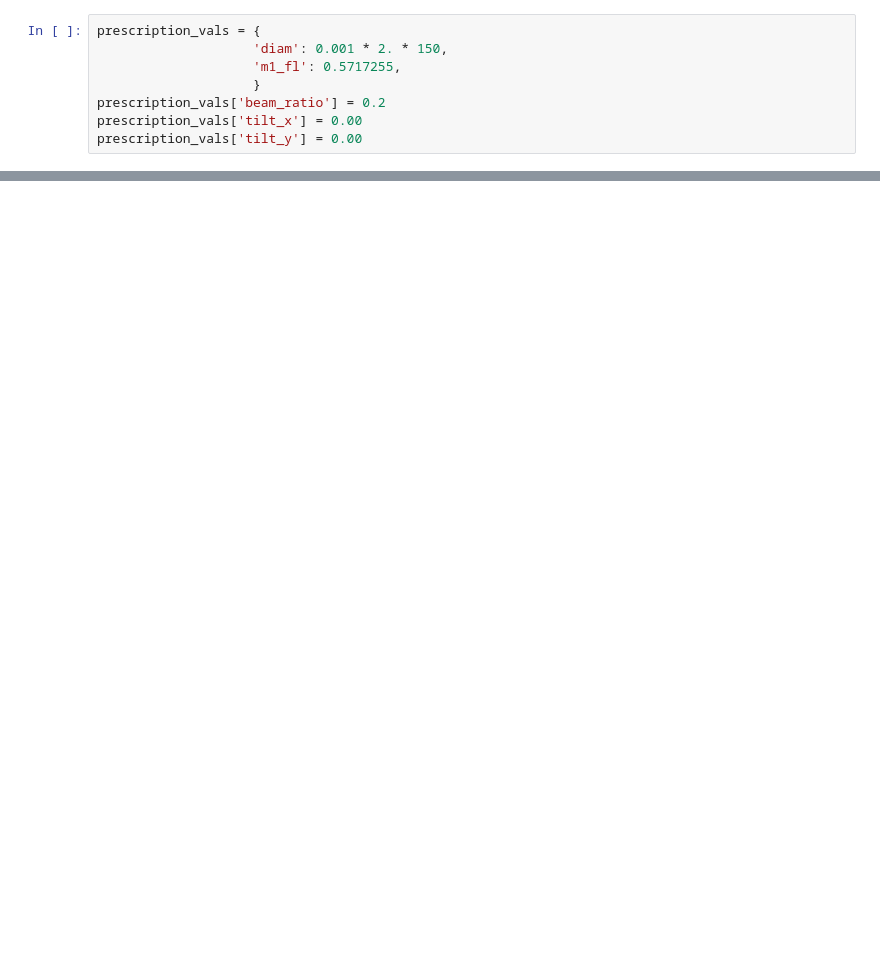
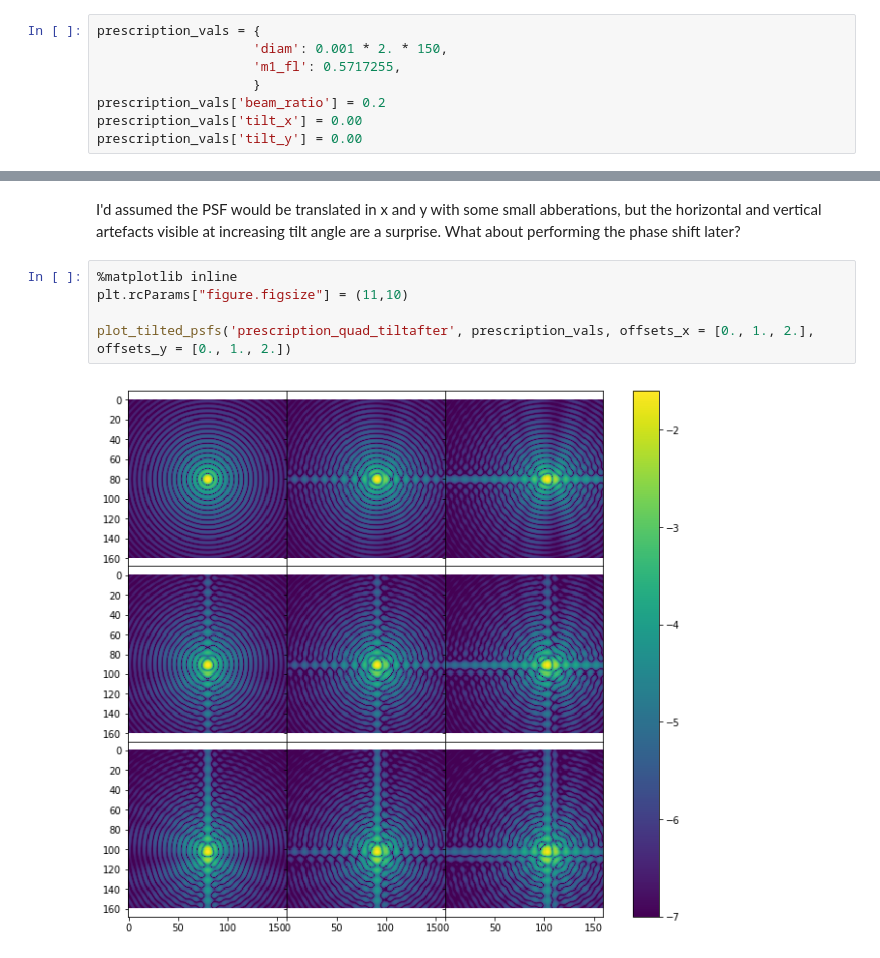
Before and after one commit to benjaminpope/toliman, a Jupyter notebook: image_modelling/PROPER quadratic off-axis.ipynb, the cells around one changed output, grey strips where cells are left out. Drawn from its saved outputs; the diff is of its cells as text; blank space fills up the shorter version.

```diff
--- a/image_modelling/PROPER quadratic off-axis.ipynb
+++ b/image_modelling/PROPER quadratic off-axis.ipynb
@@ -46,0 +52,9 @@ plt.show()
+# %% [markdown]
+I'd assumed the PSF would be translated in x and y with some small abberations, but the horizontal and vertical artefacts visible at increasing tilt angle are a surprise. What about performing the phase shift later?
+# %%
+%matplotlib inline
+plt.rcParams["figure.figsize"] = (11,10)
+
+plot_tilted_psfs('prescription_quad_tiltafter', prescription_vals, offsets_x = [0., 1., 2.], offsets_y = [0., 1., 2.])
+# %% [output]
+[figure, added]
```
Also changed, not shown: parts of 3 cells of this notebook, 1 other file.
